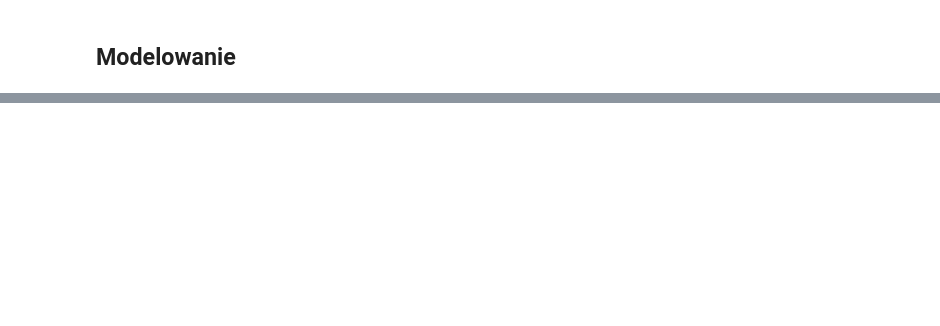
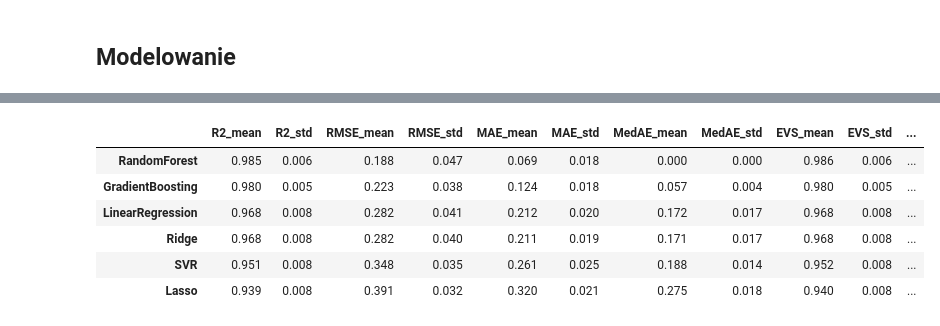
Before and after one commit to s24468/EWD_Project, a Jupyter notebook: main.ipynb, the cells around one changed output, grey strips where cells are left out. Cells and saved outputs as stored; diff of their text form; code cells hidden in the pictures; blank space fills up the shorter version.

```diff
--- a/main.ipynb
+++ b/main.ipynb
@@ -258,17 +265,28 @@ t-test p-value: 0.18754394786021147
 ## Modelowanie
 # %%
 import pandas as pd
-from sklearn.model_selection import cross_val_score, KFold
+from sklearn.model_selection import cross_validate, KFold
 from sklearn.linear_model import LinearRegression, Ridge, Lasso
 from sklearn.ensemble import RandomForestRegressor, GradientBoostingRegressor
 from sklearn.svm import SVR
-from sklearn.metrics import make_scorer
+from sklearn.metrics import make_scorer, mean_absolute_error, median_absolute_error, explained_variance_score, max_error
+from IPython.display import display
 
-# przygotuj dane (zakładamy, że df jest już w pełni zakodowany i pozbawiony outlierów)
+# przygotowanie danych
 X = df.drop(columns=["Addicted_Score"])
 y = df["Addicted_Score"]
 
-# definicja modeli do przetestowania
+# przygotowanie CV
+cv = KFold(n_splits=5, shuffle=True, random_state=42)
+
+# definiujemy miary
+rmse_scorer = make_scorer(lambda y_true, y_pred: np.sqrt(mean_squared_error(y_true, y_pred)), greater_is_better=False)
+mae_scorer = make_scorer(mean_absolute_error, greater_is_better=False)
+medae_scorer = make_scorer(median_absolute_error, greater_is_better=False)
+evs_scorer = make_scorer(explained_variance_score)
+maxe_scorer = make_scorer(max_error, greater_is_better=False)
+
+# słownik modeli
 models = {
     "LinearRegression": LinearRegression(),
     "Ridge": Ridge(alpha=1.0),
@@ -278,28 +296,38 @@ models = {
     "SVR": SVR(kernel="rbf", C=1.0, epsilon=0.1)
 }
 
-# przygotuj CV
-cv = KFold(n_splits=5, shuffle=True, random_state=42)
+# słownik metryk
+scoring = {
+    "R2": "r2",
+    "RMSE": rmse_scorer,
+    "MAE": mae_scorer,
+    "MedAE": medae_scorer,
+    "EVS": evs_scorer,
+    "MaxErr": maxe_scorer
+}
 
-# scorer dla RMSE
-rmse_scorer = make_scorer(lambda y_true, y_pred:
-                          np.sqrt(mean_squared_error(y_true, y_pred)),
-                          greater_is_better=False)  # negatywny, bo cross_val_score maksymalizuje
+# zbieramy wyniki
+all_results = {}
+for name, model in models.items():
+    res = cross_validate(model, X, y, cv=cv, scoring=scoring, return_train_score=False)
+    metrics = {}
+    for metric in scoring:
+        arr = res[f"test_{metric}"]
+        if metric in ("RMSE", "MAE", "MedAE", "MaxErr"):
+            arr = -arr
+        metrics[f"{metric}_mean"] = arr.mean()
+        metrics[f"{metric}_std"] = arr.std()
+    all_results[name] = metrics
 
-# zbieranie wyników
-results = []
-for name, model in models.items():
-    r2_scores = cross_val_score(model, X, y, cv=cv, scoring="r2")
-    neg_rmse_scores = cross_val_score(model, X, y, cv=cv, scoring=rmse_scorer)
-    results.append({
-        "Model": name,
-        "R2_mean": r2_scores.mean(),
-        "R2_std": r2_scores.std(),
-        "RMSE_mean": -neg_rmse_scores.mean(),   # odwracamy znak
-        "RMSE_std": neg_rmse_scores.std()
-    })
+# konwersja do DataFrame z wierszami=modelami, kolumnami=metrykami
+results_df = pd.DataFrame.from_dict(all_results, orient="index")
 
-# prezentacja wyników
-results_df = pd.DataFrame(results).set_index("Model")
-print(results_df.sort_values("R2_mean", ascending=False))
+sorted_df = results_df.sort_values(by="R2_mean", ascending=False)
+styled = sorted_df.style.format("{:.3f}").background_gradient(cmap="viridis")
+display(styled)
+
+#bez *std
+mean_only_df = sorted_df.loc[:, [c for c in sorted_df.columns if not c.endswith("_std")]]
+styled_mean_only = mean_only_df.style.format("{:.3f}").background_gradient(cmap="viridis")
+display(styled_mean_only)
 # %% [output]
@@ -313,0 +334,7 @@ Lasso             0.938632  0.008035   0.391235  0.032307
+|  | R2_mean | R2_std | RMSE_mean | RMSE_std | MAE_mean | MAE_std | MedAE_mean | MedAE_std | EVS_mean | EVS_std | ... |
+| RandomForest | 0.985 | 0.006 | 0.188 | 0.047 | 0.069 | 0.018 | 0.000 | 0.000 | 0.986 | 0.006 | ... |
+| GradientBoosting | 0.980 | 0.005 | 0.223 | 0.038 | 0.124 | 0.018 | 0.057 | 0.004 | 0.980 | 0.005 | ... |
+| LinearRegression | 0.968 | 0.008 | 0.282 | 0.041 | 0.212 | 0.020 | 0.172 | 0.017 | 0.968 | 0.008 | ... |
+| Ridge | 0.968 | 0.008 | 0.282 | 0.040 | 0.211 | 0.019 | 0.171 | 0.017 | 0.968 | 0.008 | ... |
+| SVR | 0.951 | 0.008 | 0.348 | 0.035 | 0.261 | 0.025 | 0.188 | 0.014 | 0.952 | 0.008 | ... |
+| Lasso | 0.939 | 0.008 | 0.391 | 0.032 | 0.320 | 0.021 | 0.275 | 0.018 | 0.940 | 0.008 | ... |
```
Also changed, not shown: parts of 8 cells of this notebook, 4 other files.
